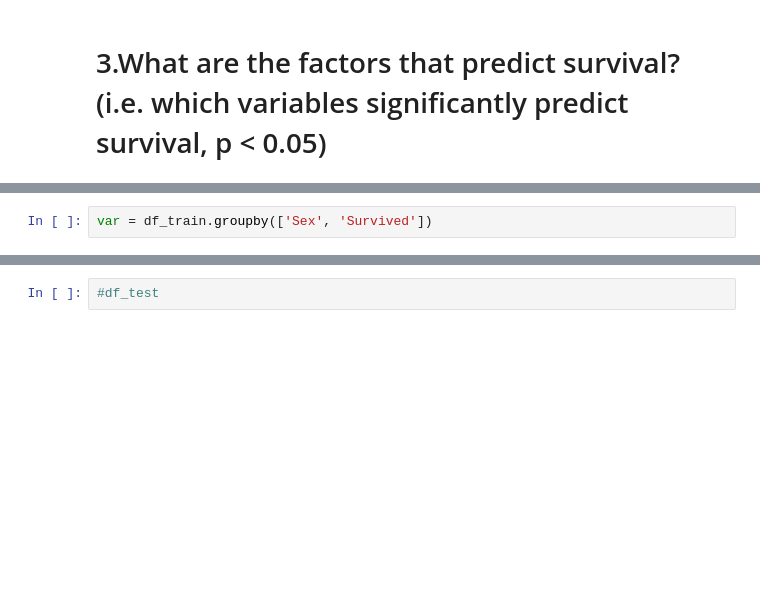
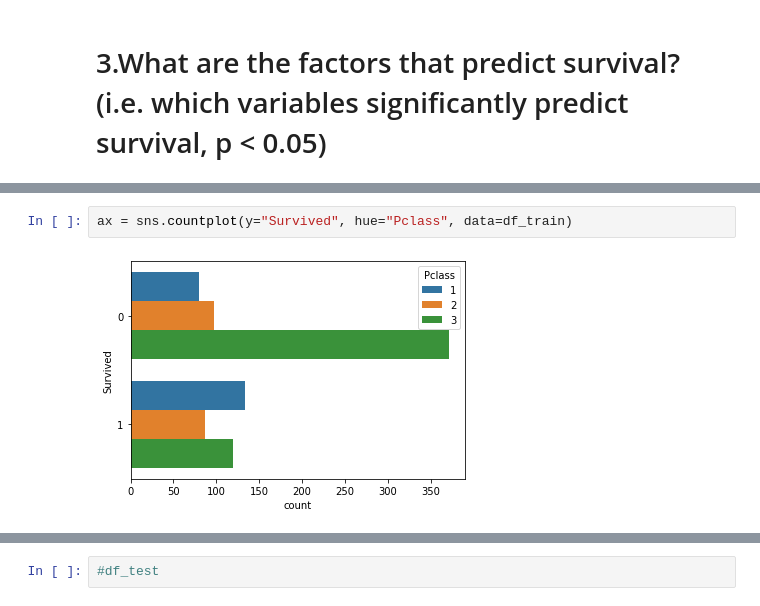
Before and after one commit to codeART96/Logistic-Regression, a Jupyter notebook: Assignment 2/PREDICT SURVIVAL ON THE TITANIC/Untitled.ipynb, the cells around one changed output, grey strips where cells are left out. Saved outputs shown, nothing was run; the diff lists cells and outputs as text; blank space fills up the shorter version.

```diff
--- a/Assignment 2/PREDICT SURVIVAL ON THE TITANIC/Untitled.ipynb
+++ b/Assignment 2/PREDICT SURVIVAL ON THE TITANIC/Untitled.ipynb
@@ -165,4 +165,6 @@ ax = sns.countplot(x="Survived", hue="Sex", data=df_train)
 # %% [output]
 [figure]
-# %%
-var = df_train.groupby(['Sex', 'Survived'])
+# %%
+ax = sns.countplot(y="Survived", hue="Pclass", data=df_train)
+# %% [output]
+[figure, added]
```
Also changed, not shown: parts of 4 cells of this notebook.
